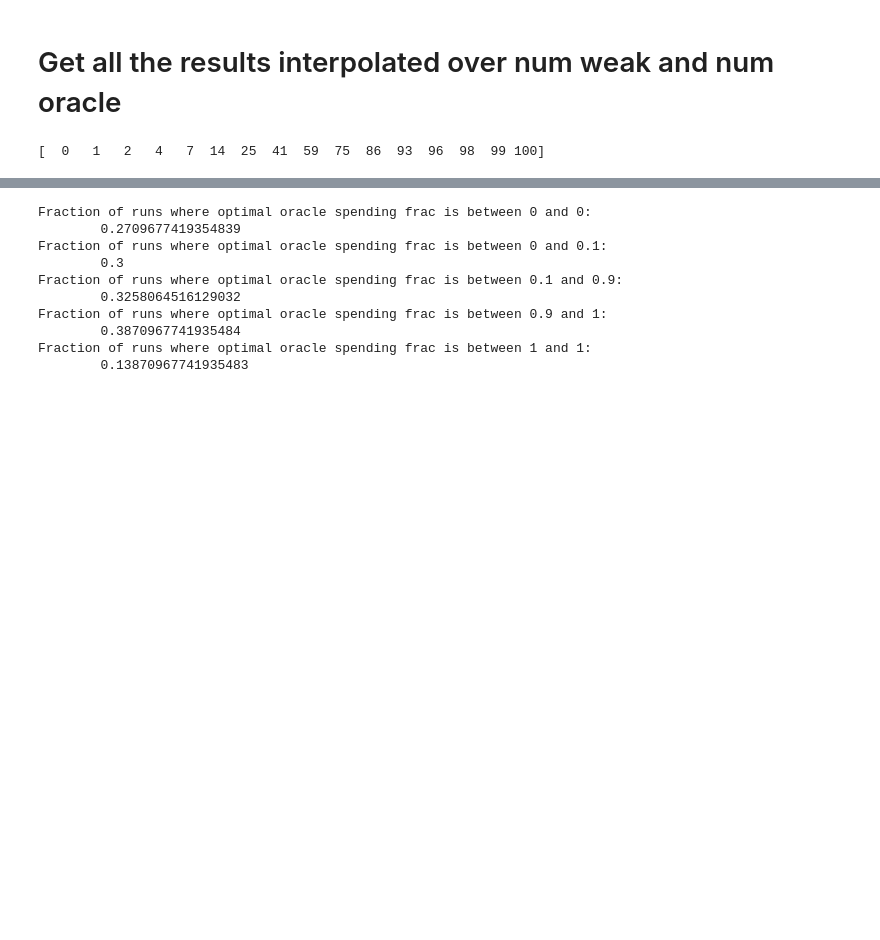
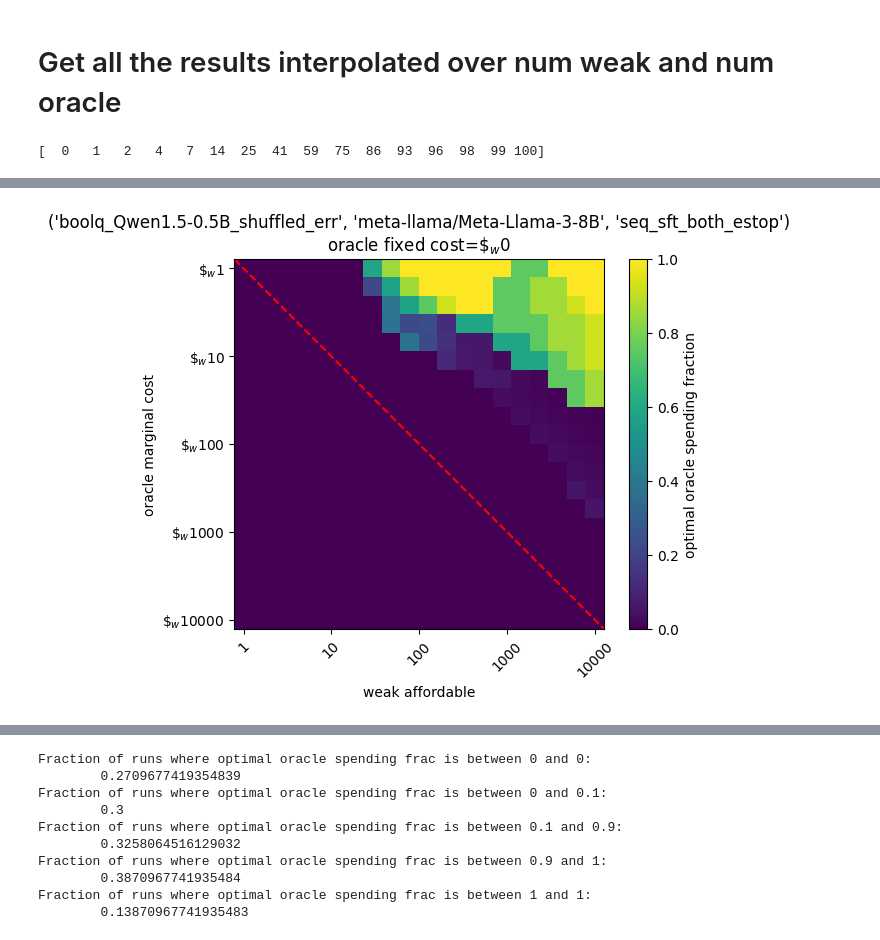
Before and after one commit to EleutherAI/scalable-elicitation, a Jupyter notebook: analysis.ipynb, the cells around one changed output, grey strips where cells are left out. Drawn from its saved outputs; the diff is of its cells as text; code cells hidden in the pictures; blank space fills up the shorter version.

```diff
--- a/analysis.ipynb
+++ b/analysis.ipynb
@@ -789,3 +897,29 @@ gp_models = pd.read_pickle("results/gp_models.pkl")
+# %%
+from matplotlib.colors import Normalize
+run_name = (ds_name,
+  'meta-llama/Meta-Llama-3-8B',
+  'seq_sft_both_estop')
+plt.imshow(grids[run_name], norm=Normalize(0, 1))
+plt.ylabel("oracle marginal cost")
+
+# Select a subset of omcs and was for axis labels
+num_ticks = 5
+omc_ticks = np.geomspace(omcs[0], omcs[-1], num_ticks)
+was_ticks = np.geomspace(was[0], was[-1], num_ticks)
+plt.yticks(np.linspace(0, nx-1, num_ticks), [f"$\\$_w${x:.0f}" for x in omc_ticks])
+plt.xticks(np.linspace(0, ny-1, num_ticks), [f"{x:.0f}" for x in was_ticks])
+plt.xticks(rotation=45)
+
+# draw y = x
+plt.plot([-0.5, ny - 0.5], [-0.5, nx - 0.5], c="r", linestyle="--")
+
+plt.title(f"{run_name}\noracle fixed cost=$\\$_w${oracle_fixed_cost}")
+
+plt.xlabel("weak affordable")
+plt.colorbar(label="optimal oracle spending fraction")
+plt.show()
+# %% [output]
+[figure, added]
 # %%
 import matplotlib.pyplot as plt
 import numpy as np
```
Also changed, not shown: parts of 20 cells of this notebook, 4 other files.
